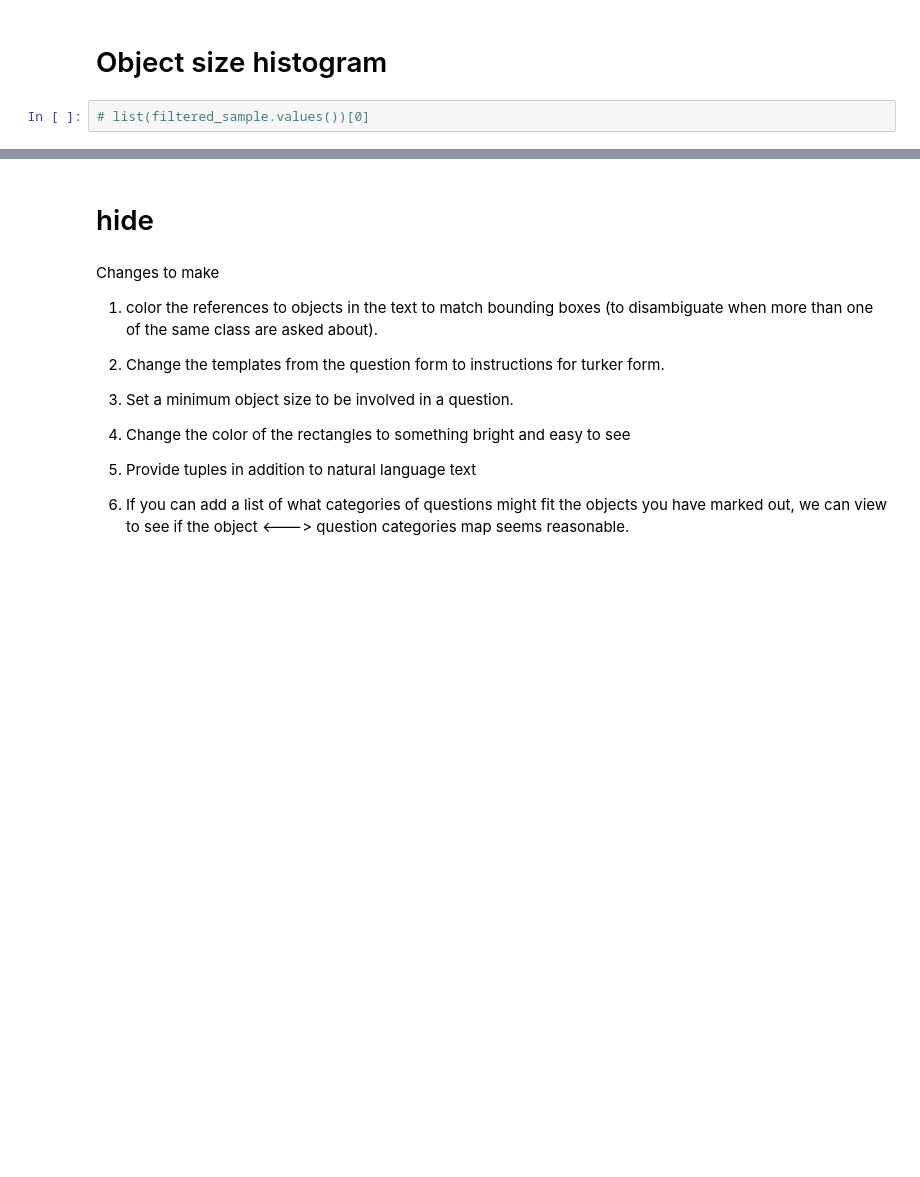
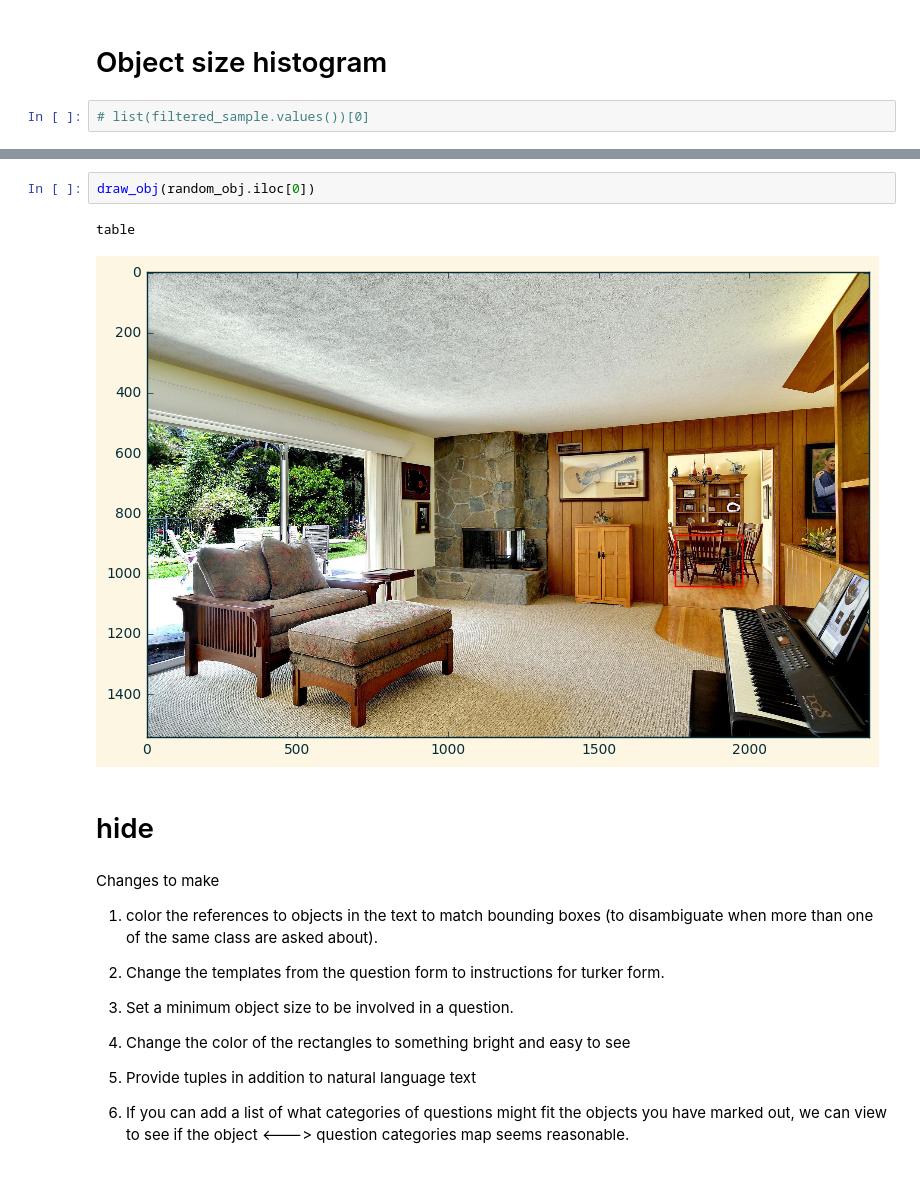
Before and after one commit to drschwenk/pqa_notebooks, a Jupyter notebook: ade_image_selection.ipynb, the cells around one changed output, grey strips where cells are left out. Drawn from its saved outputs; the diff is of its cells as text; blank space fills up the shorter version.

```diff
--- a/ade_image_selection.ipynb
+++ b/ade_image_selection.ipynb
@@ -835,3 +917,8 @@ obj_area
+# %%
+draw_obj(random_obj.iloc[0])
+# %% [output]
+table
+[figure, added]
 # %% [markdown]
 # hide
 # %% [markdown]
```
Also changed, not shown: parts of 23 cells of this notebook.
